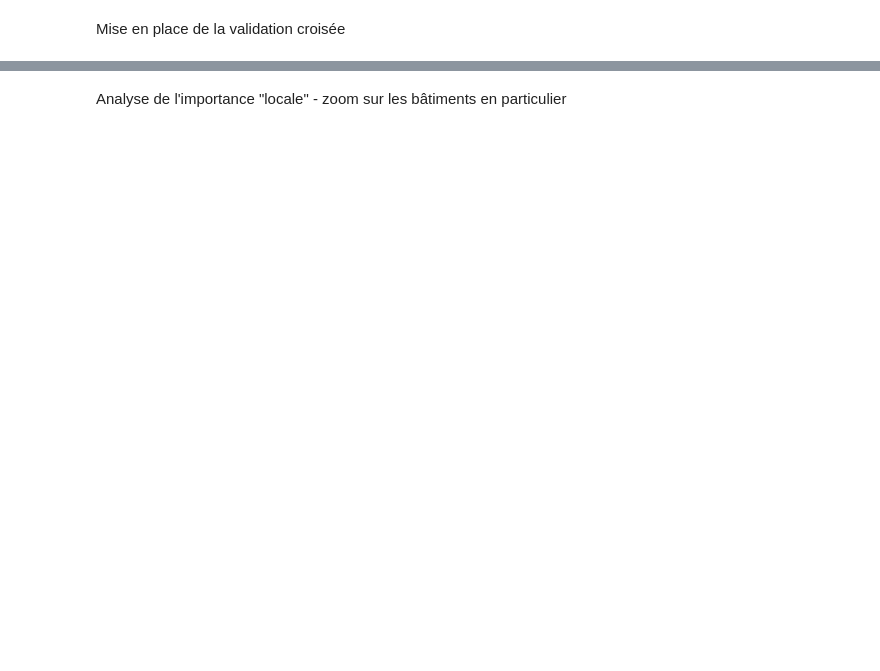
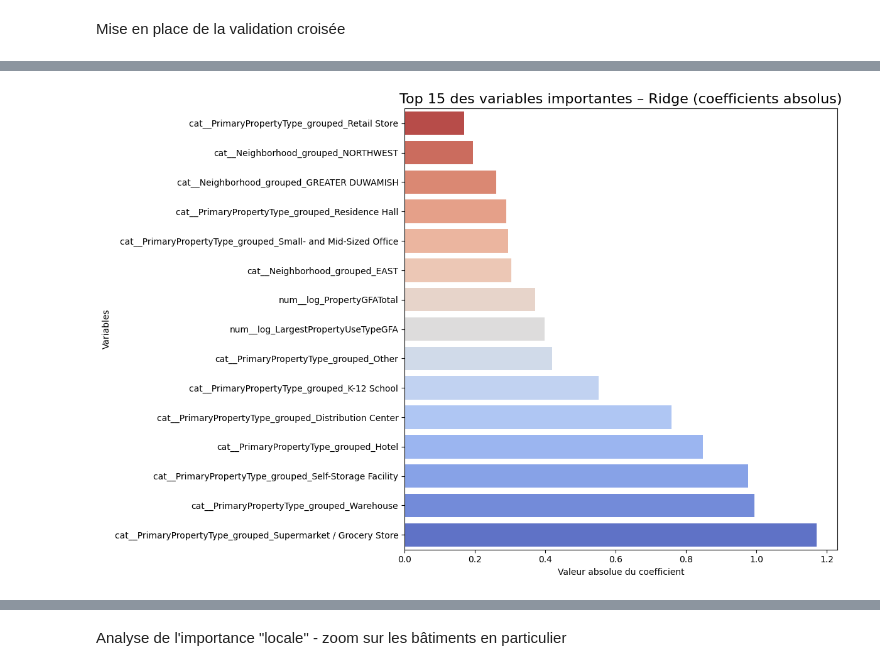
Before and after one commit to LudGold/P03_Pred_Energy_Needs_Building, a Jupyter notebook: Emission_Prediction_buildings.ipynb, the cells around one changed output, grey strips where cells are left out. Saved outputs shown, nothing was run; the diff lists cells and outputs as text; code cells hidden in the pictures; blank space fills up the shorter version.

Commit message:
finish work on modelisation

```diff
--- a/Emission_Prediction_buildings.ipynb
+++ b/Emission_Prediction_buildings.ipynb
@@ -270,3 +314,9 @@ print(f"  - Taille de X_test : {X_test.shape}")
+# %%
+preproc = ColumnTransformer([
+    ('num', StandardScaler(), numerical_features),
+    ('cat', OneHotEncoder(handle_unknown='ignore', sparse_output=False),
+     categorical_features)
+])
 # %% [markdown]
 Mise en place de la validation croisée
 # %%
@@ -292,11 +352,0 @@ Préparation des données
-# %%
-
-# Sélection X, y - X étant les variables retenues et y la cible
-X = df_engineered[numerical_features + categorical_features].copy()
-y = df_engineered[target]
-
-# Split train/test
-X_train, X_test, y_train, y_test = train_test_split(
-    X, y, test_size=0.2, random_state=42
-)
-print(f"✓ Split réalisé : {len(X_train)} train, {len(X_test)} test")
@@ -1054,0 +1068,77 @@ plt.show()
+# %%
+# Comparer avec les méthodes natives
+print("COMPARAISON AVEC LES MÉTHODES NATIVES")
+print("=" * 40)
+
+# 1. Ridge - Coefficients
+print("\n RIDGE")
+print("-" * 45)
+
+# Récupérer le modèle Ridge optimisé
+ridge_model = best_fine_tuned_models['ridge']
+
+# L'entraîner sur les données transformées pour avoir les coefficients
+X_train_transformed = preproc.fit_transform(X_train)
+ridge_model.fit(X_train_transformed, y_train)
+
+# Récupérer les noms des features après transformation
+feature_names = preproc.get_feature_names_out()
+
+# Créer le DataFrame d'importance Ridge
+ridge_importance = pd.DataFrame({
+    'feature': feature_names,
+    'coefficient': ridge_model.coef_,
+    'abs_coefficient': np.abs(ridge_model.coef_)
+}).sort_values('abs_coefficient', ascending=False)
+
+
+# Créer un RandomForest avec les mêmes paramètres optimisés
+
+rf_model = RandomForestRegressor(
+    n_estimators=300,
+    max_depth=10,
+    random_state=42,
+    n_jobs=-1
+)
+
+# L'entraînement
+rf_model.fit(X_train_transformed, y_train)
+
+# Récupérer l'importance native
+rf_importance = pd.DataFrame({
+    'feature': feature_names,
+    'importance': rf_model.feature_importances_
+}).sort_values('importance', ascending=False)
+
+#  VISUALISATION SEABORN – Ridge
+plt.figure(figsize=(12, 8))
+sns.barplot(
+    data=ridge_importance.head(15),
+    x='abs_coefficient',
+    y='feature',
+    palette='coolwarm',
+    orient='h'
+)
+plt.title('Top 15 des variables importantes – Ridge (coefficients absolus)', fontsize=16)
+plt.xlabel('Valeur absolue du coefficient')
+plt.ylabel('Variables')
+plt.tight_layout()
+plt.gca().invert_yaxis()
+plt.show()
+
+# VISUALISATION SEABORN – RandomForest
+plt.figure(figsize=(12, 8))
+sns.barplot(
+    data=rf_importance.head(15),
+    x='importance',
+    y='feature',
+    palette='viridis',
+    orient='h'
+)
+plt.title('Top 15 des variables importantes – RandomForest', fontsize=16)
+plt.xlabel('Importance native (.feature_importances_)')
+plt.ylabel('Variables')
+plt.tight_layout()
+plt.gca().invert_yaxis()
+plt.show()
+# %% [output]
@@ -1054,0 +1150 @@ plt.show()
+[figure, added]
```
Also changed, not shown: parts of 56 cells of this notebook, 2 other files.
